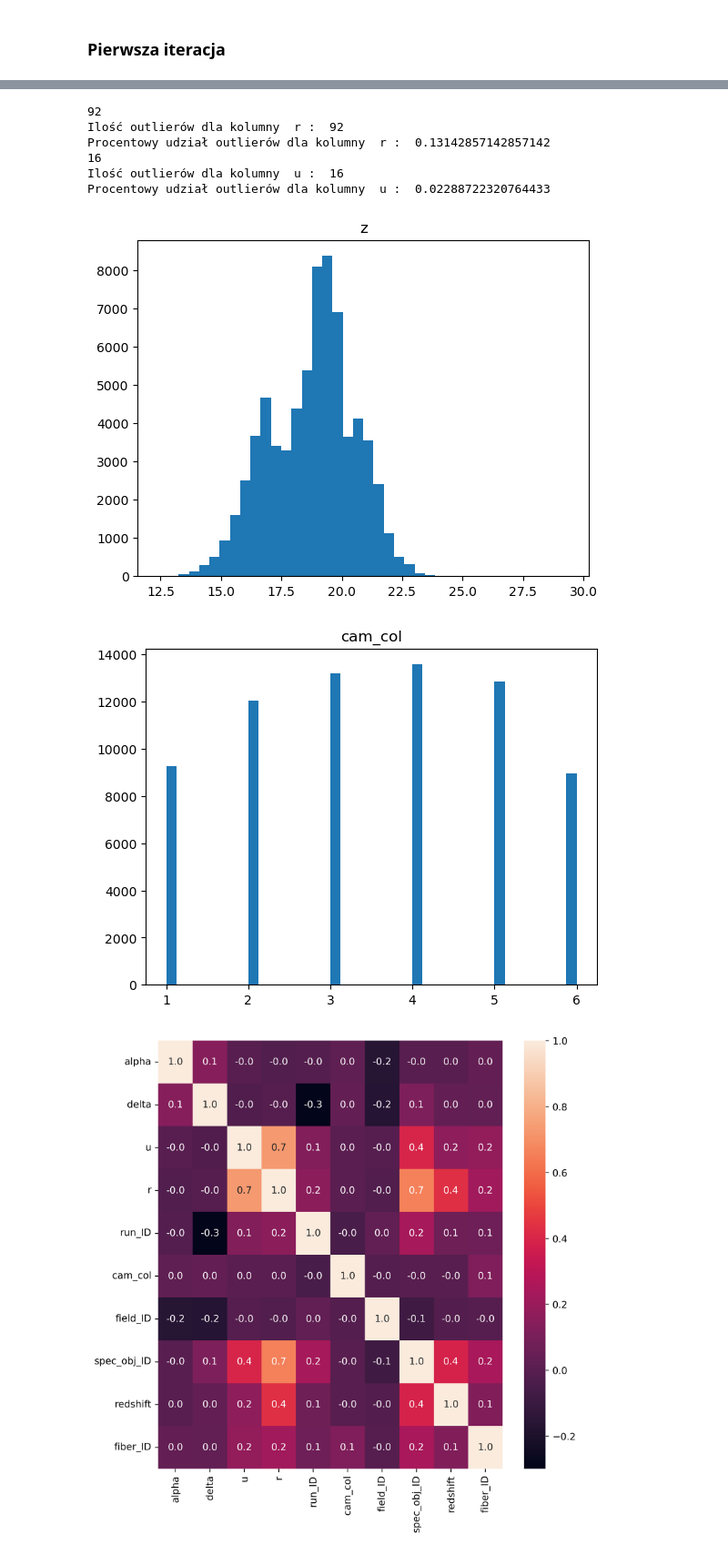
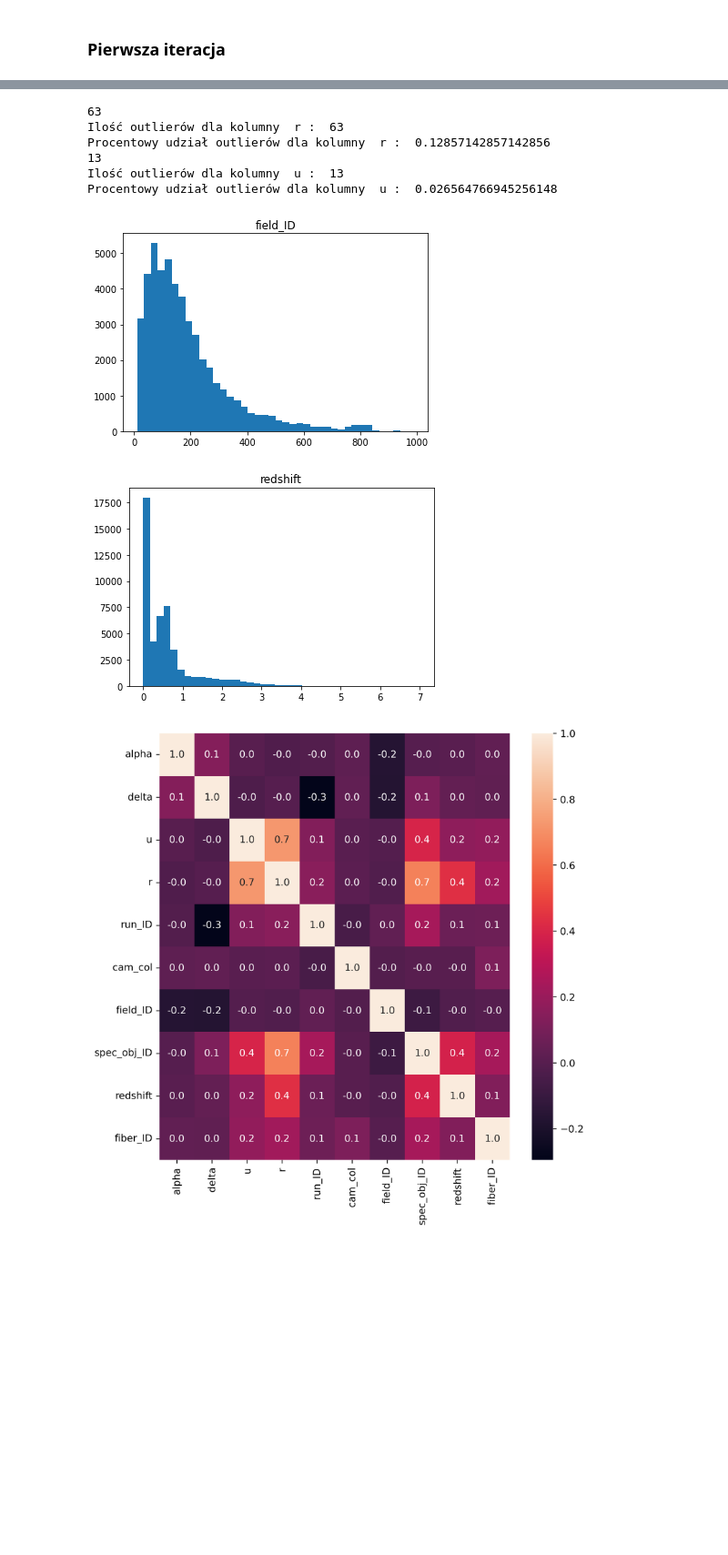
Before and after one commit to MaciejMomot/TweetsMachineLearning, a Jupyter notebook: validation_team/FE/budowa_krok_2_4.ipynb, the cells around one changed output, grey strips where cells are left out. Shown at 91% size. Drawn from its saved outputs; the diff is of its cells as text; code cells hidden in the pictures; blank space fills up the shorter version.

```diff
--- a/validation_team/FE/budowa_krok_2_4.ipynb
+++ b/validation_team/FE/budowa_krok_2_4.ipynb
@@ -104,14 +104,23 @@ seaborn==0.12.2
 # %% [markdown]
 Wczytanie i korekta ramki danych
 # %%
-# Wczytanie danych
-df_original = pd.read_csv("..\\dane\\star_classification.csv")
-development_unit_df, test_sample_df = train_test_split(df_original, test_size=0.3, random_state=42)
+# Wczytanie danych - dane do trenowania modelu
+df_original = pd.read_csv("..\\dane\\training_sample_team4.csv")
+development_unit_df = df_original.copy()
+########development_unit_df, test_sample_df = train_test_split(df_original, test_size=0.3, random_state=42)
+
+## dane testowe
+test = pd.read_csv("..\\dane\\validation_sample_team4.csv")
+
 
 # Usuwanie kolumn, które są skorelowane z innymi ze współczynnikiem 1
 development_unit_df = development_unit_df.loc[:, development_unit_df.columns != 'rerun_ID']
 development_unit_df = development_unit_df.loc[:, development_unit_df.columns != 'obj_ID']
 development_unit_df = development_unit_df.loc[:, development_unit_df.columns != 'plate']
+
+test = test.loc[:, test.columns != 'rerun_ID']
+test = test.loc[:, test.columns != 'obj_ID']
+test = test.loc[:, test.columns != 'plate']
 # Usuwanie błędnej obserwacji
 development_unit_df = development_unit_df[development_unit_df['u'] > 0]
 
@@ -352,7 +373,7 @@ plt.show()
 # %%
 ## usuwanie OUTLIERS: zobaczmy, dla których zmiennych wystąpują wartości odstające
-for i in range(10):
-    if i != 7:
+for i in range(15):
+    if i != 11:
         plt.boxplot(df.iloc[:, i])
         plt.title(df.columns[i])
         plt.show()
@@ -389,27 +415,27 @@ for i in range(len(columns_to_be_checked)):
 
     ## usuńmy outliery dla u i r: stanowią tylko 0.13% i 0.03% wszystkich wierszy
 # %% [output]
-92
-Ilość outlierów dla kolumny  r :  92
-Procentowy udział outlierów dla kolumny  r :  0.13142857142857142
-16
-Ilość outlierów dla kolumny  u :  16
-Procentowy udział outlierów dla kolumny  u :  0.02288722320764433
+63
+Ilość outlierów dla kolumny  r :  63
+Procentowy udział outlierów dla kolumny  r :  0.12857142857142856
+13
+Ilość outlierów dla kolumny  u :  13
+Procentowy udział outlierów dla kolumny  u :  0.026564766945256148
 # %%
 ### spójrzmy jeszcze na dwie pozostałe kolumny z outlierami:
 
-plt.hist(df.iloc[:, 6], bins = 40)
-plt.title(df.columns[6])
+plt.hist(df.iloc[:, 9], bins = 40)
+plt.title(df.columns[9])
 plt.show()
 
-plt.hist(df.iloc[:, 8], bins = 40)
-plt.title(df.columns[8])
+plt.hist(df.iloc[:, 12], bins = 40)
+plt.title(df.columns[12])
 plt.show()
 
-# zmienne redshift oraz filed_ID mają rozkład wykładniczy -> chyba nie usuwamy outlierów ???
+# zmienne redshift oraz filed_ID mają rozkład wykładniczy
 # %% [output]
-[figure, old version]
+[figure, new version]
-[figure, old version]
+[figure, new version]
 # %%
 df = df.drop(['i', 'g', 'z', 'MJD'], axis = 1)
 df_correlation = df.loc[:, df.columns != 'class'].corr()
```
Also changed, not shown: parts of 25 cells of this notebook, 3 other files.
